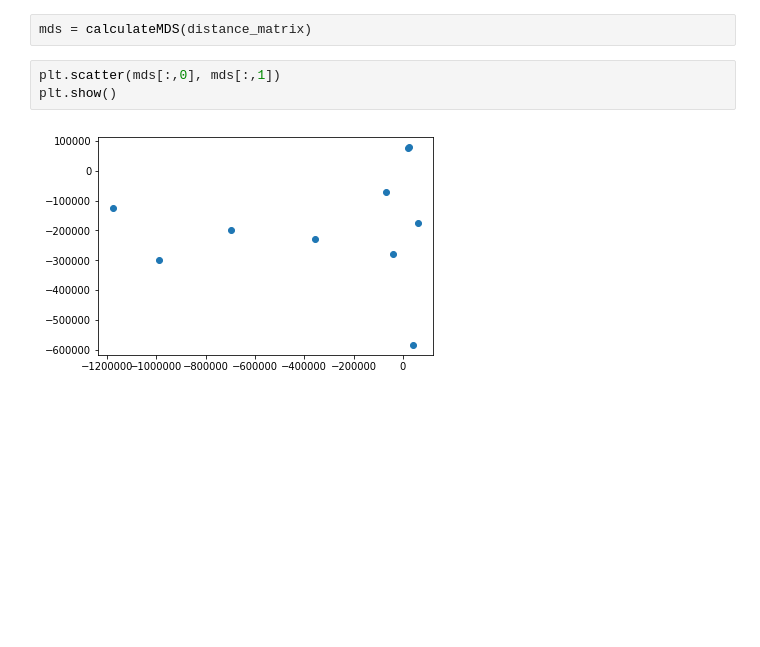
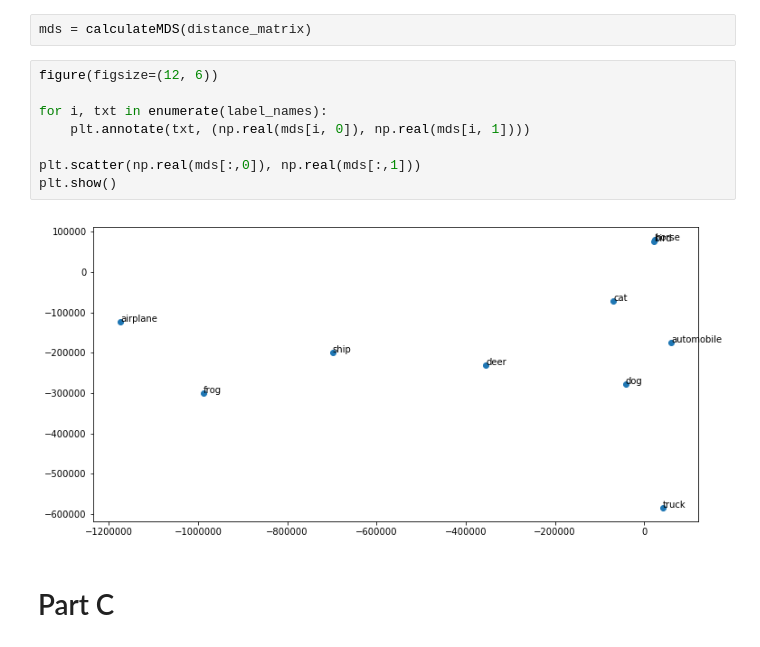
Before and after one commit to edgar971/cs-498-advanced-machine-learning, a Jupyter notebook: assignments/4-more-principal-component-analysis/assignment.ipynb, the cells around one changed output. Drawn from its saved outputs; the diff is of its cells as text; blank space fills up the shorter version.

```diff
--- a/assignments/4-more-principal-component-analysis/assignment.ipynb
+++ b/assignments/4-more-principal-component-analysis/assignment.ipynb
@@ -187,8 +202,15 @@ def calculateMDS(distance_matrix):
 distance_matrix = calculateDistance(mean_images)
 # %%
 mds = calculateMDS(distance_matrix)
-# %%
-plt.scatter(mds[:,0], mds[:,1])
-plt.show()
-# %% [output]
-[figure, removed]
+# %%
+figure(figsize=(12, 6))
+
+for i, txt in enumerate(label_names):
+    plt.annotate(txt, (np.real(mds[i, 0]), np.real(mds[i, 1])))
+
+plt.scatter(np.real(mds[:,0]), np.real(mds[:,1]))
+plt.show()
+# %% [output]
+[figure, added]
+# %% [markdown]
+# Part C
```
Also changed, not shown: parts of 12 cells of this notebook.
